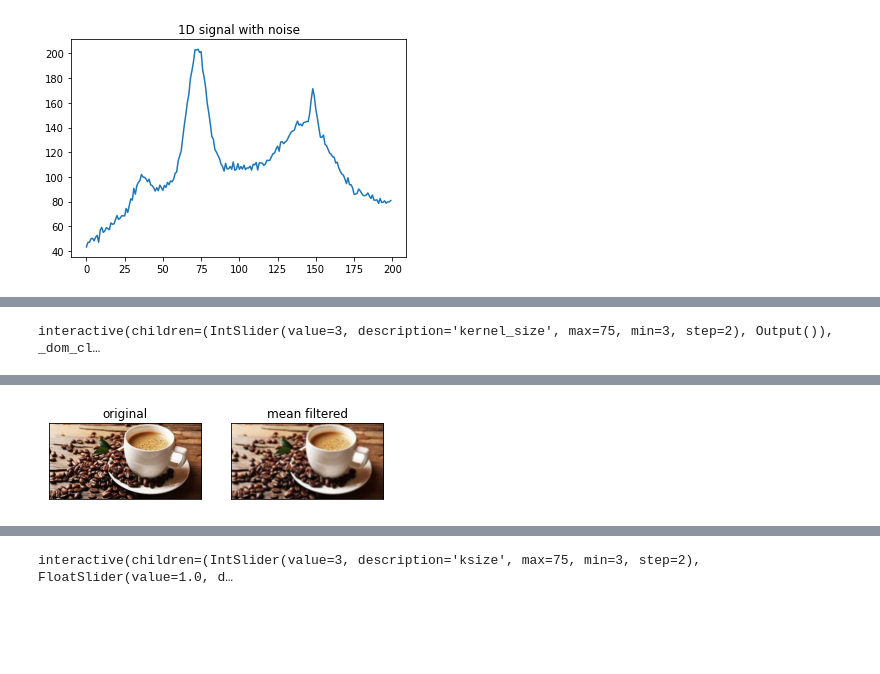
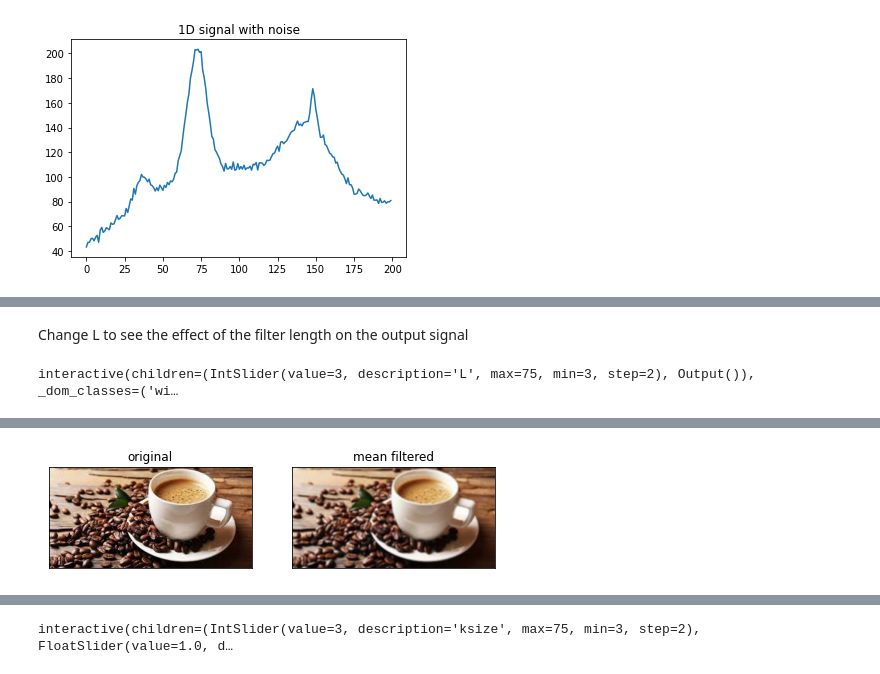
Before and after one commit to aguemoug/cv_ia, a Jupyter notebook: tp_2_filtring.ipynb, the cells around one changed output, grey strips where cells are left out. Saved outputs shown, nothing was run; the diff lists cells and outputs as text; code cells hidden in the pictures; blank space fills up the shorter version.

Commit message:
updated filtring notebook

```diff
--- a/tp_2_filtring.ipynb
+++ b/tp_2_filtring.ipynb
@@ -32,16 +62,19 @@ plt.plot(noisy_signal)
+# %% [markdown]
+Change L to see the effect of the filter length on the output signal
 # %%
 from ipywidgets import interact
-@interact(kernel_size=(3,75,2))
-def uniform_1d_filtring(kernel_size=3):
-    kernel=np.ones(kernel_size)/kernel_size
-    smothed_signal=np.convolve(noisy_signal,kernel,'valid')
-    plt.subplot(131),plt.plot(kernel),plt.title("uniform kernel")
+@interact(L=(3,75,2))
+def uniform_1d_filtring(L=3):
+    ma_filter=np.ones(L)/L
+    smothed_signal=np.convolve(noisy_signal,ma_filter,'valid')
+    fig = plt.figure(figsize=plt.figaspect(1/3))
+    plt.subplot(131),plt.plot(ma_filter),plt.title("uniform kernel")
     plt.subplot(132),plt.plot(noisy_signal),plt.title("original signal")
     plt.subplot(133),plt.plot(smothed_signal),plt.title("filtred signal")
 
     plt.show()
 # %% [output]
-interactive(children=(IntSlider(value=3, description='kernel_size', max=75, min=3, step=2), Output()), _dom_cl…
+interactive(children=(IntSlider(value=3, description='L', max=75, min=3, step=2), Output()), _dom_classes=('wi…
 # %% [markdown]
 # Image filtering via 2D correlation (some times refered to as convolution)
 
@@ -86,14 +119,15 @@ rted.
 # %%
 import cv2 as cv
 import numpy as np
 from matplotlib import pyplot as plt # w use plt in rather than pyplot
 
 #helper functions defined in utility.py
 from utility import sbs,cv_show
 img = cv.imread('image/cofee.jpg')
 
 kernel = np.ones((3,3),np.float32)/9
 dst = cv.filter2D(img,-1,kernel)
+fig = plt.figure(figsize=plt.figaspect(1/2))
 sbs(img,dst,"original","mean filtered")
 # %% [output]
-[figure, old version]
+[figure, new version]
```
Also changed, not shown: parts of 12 cells of this notebook.
